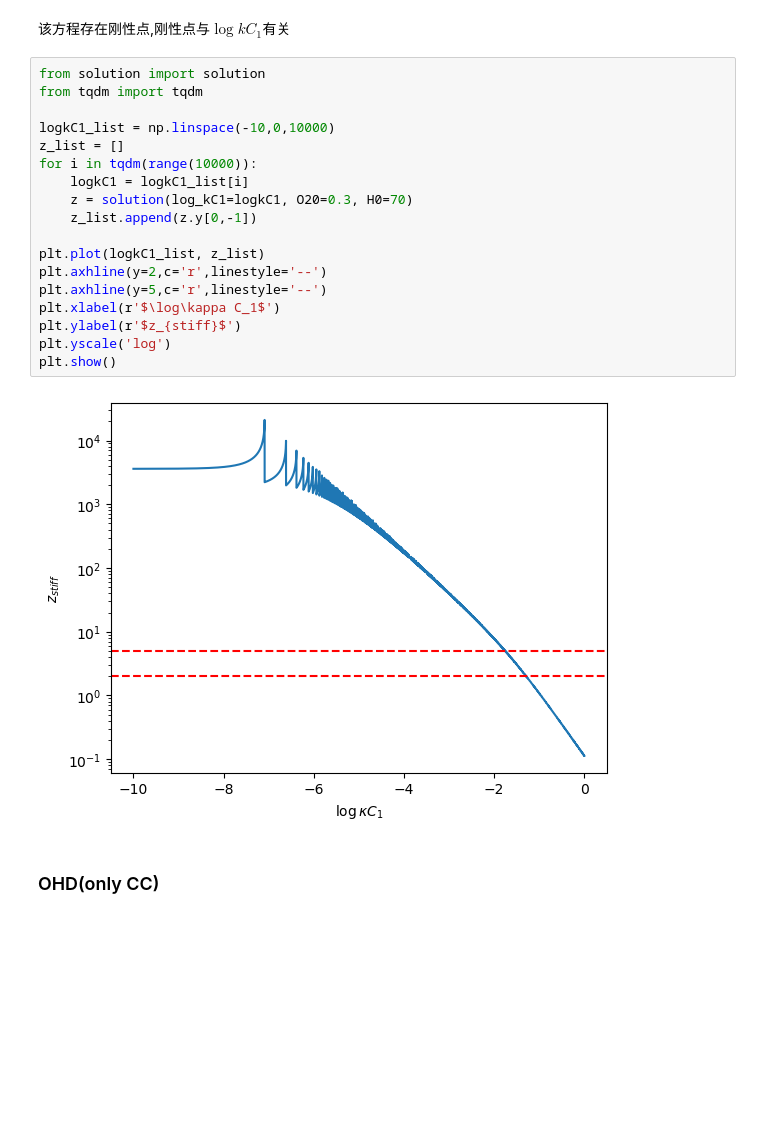
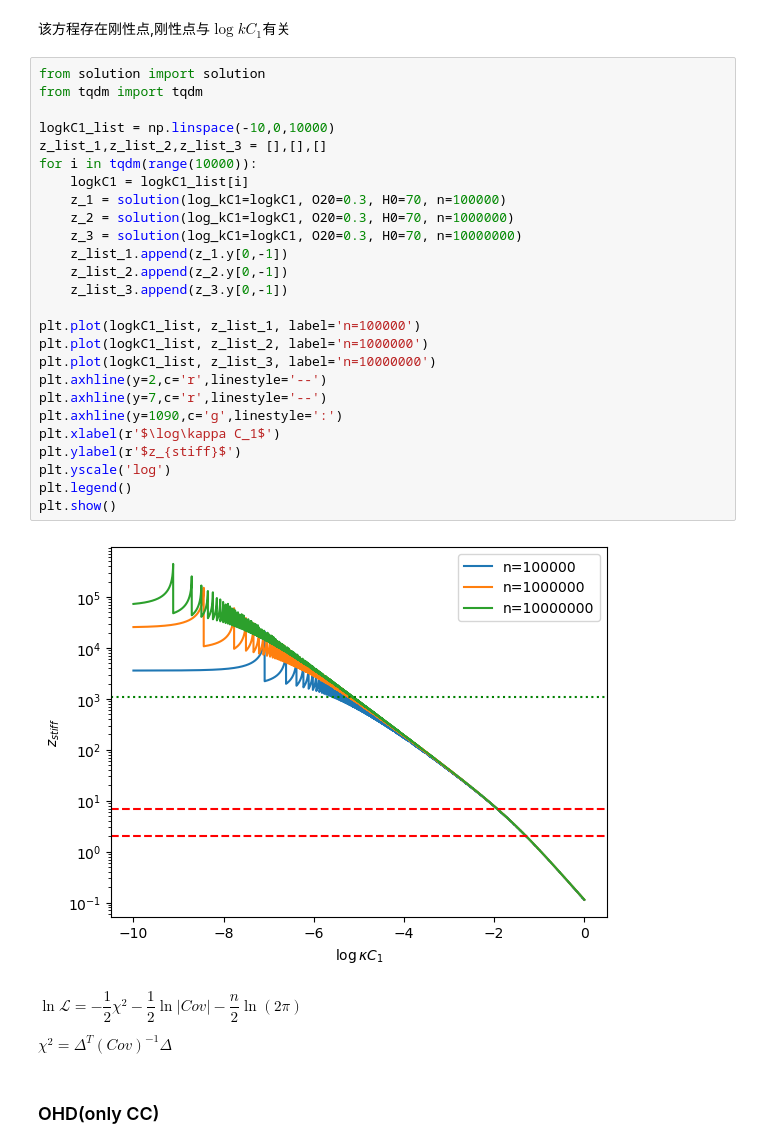
Before and after one commit to kaltsit33/IDM, a Jupyter notebook: all_in_one.ipynb, the cells around one changed output. Cells and saved outputs as stored; diff of their text form; blank space fills up the shorter version.

```diff
--- a/all_in_one.ipynb
+++ b/all_in_one.ipynb
@@ -58,23 +73,35 @@ $z''(t)=\frac{H_0^4\kappa C_1\Omega_{1,0}^2(z(t)^4+1)+3H_0^4\Omega_{1,0}^2z(t)^2
 # %%
 from solution import solution
 from tqdm import tqdm
 
 logkC1_list = np.linspace(-10,0,10000)
-z_list = []
+z_list_1,z_list_2,z_list_3 = [],[],[]
 for i in tqdm(range(10000)):
     logkC1 = logkC1_list[i]
-    z = solution(log_kC1=logkC1, O20=0.3, H0=70)
-    z_list.append(z.y[0,-1])
+    z_1 = solution(log_kC1=logkC1, O20=0.3, H0=70, n=100000)
+    z_2 = solution(log_kC1=logkC1, O20=0.3, H0=70, n=1000000)
+    z_3 = solution(log_kC1=logkC1, O20=0.3, H0=70, n=10000000)
+    z_list_1.append(z_1.y[0,-1])
+    z_list_2.append(z_2.y[0,-1])
+    z_list_3.append(z_3.y[0,-1])
 
-plt.plot(logkC1_list, z_list)
+plt.plot(logkC1_list, z_list_1, label='n=100000')
+plt.plot(logkC1_list, z_list_2, label='n=1000000')
+plt.plot(logkC1_list, z_list_3, label='n=10000000')
 plt.axhline(y=2,c='r',linestyle='--')
-plt.axhline(y=5,c='r',linestyle='--')
+plt.axhline(y=7,c='r',linestyle='--')
+plt.axhline(y=1090,c='g',linestyle=':')
 plt.xlabel(r'$\log\kappa C_1$')
 plt.ylabel(r'$z_{stiff}$')
 plt.yscale('log')
+plt.legend()
 plt.show()
 # %% [output]
-[figure, old version]
+[figure, new version]
+# %% [markdown]
+$\ln\mathcal{L}=-\dfrac{1}{2}\chi^2-\dfrac{1}{2}\ln|Cov|-\dfrac{n}{2}\ln(2\pi)$
+
+$\chi^2=\Delta^{T}(Cov)^{-1}\Delta$
 # %% [markdown]
 ### OHD(only CC)
 # %% [markdown]
```
Also changed, not shown: parts of 19 cells of this notebook, 38 other files.
